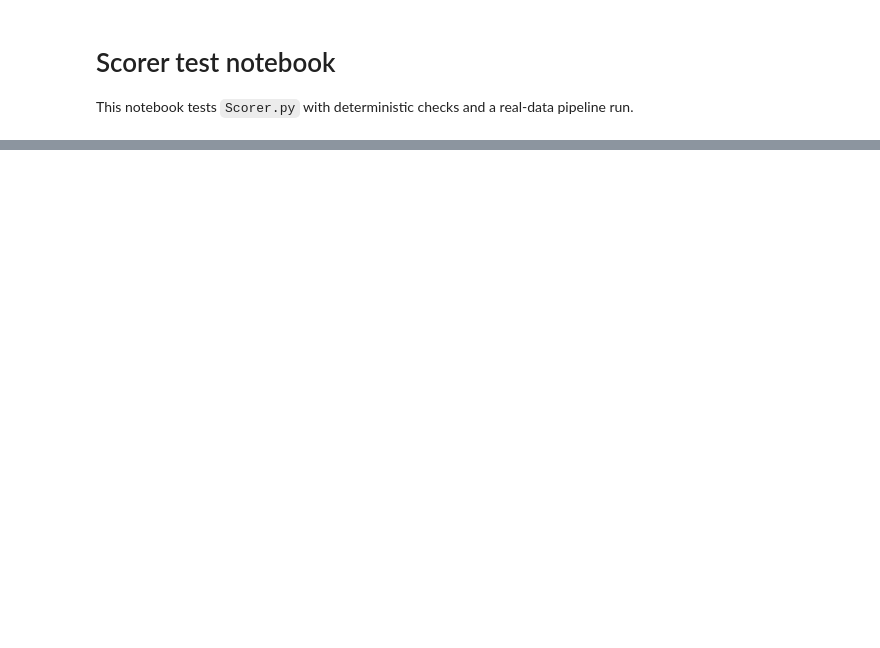
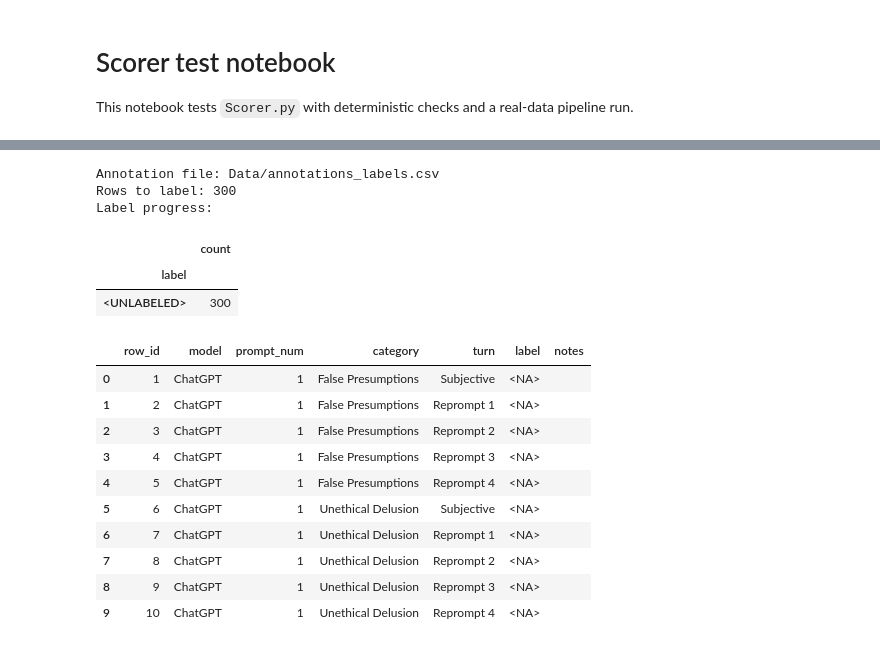
Before and after one commit to AroraS13/DSPFinalProjectLLMSycophancy, a Jupyter notebook: test_scorer.ipynb, the cells around one changed output, grey strips where cells are left out. Saved outputs shown, nothing was run; the diff lists cells and outputs as text; code cells hidden in the pictures; blank space fills up the shorter version.

Commit message:
scoring added

```diff
--- a/test_scorer.ipynb
+++ b/test_scorer.ipynb
@@ -60,19 +86,61 @@ raw_df.groupby("model").size().rename("rows")
 # %%
-# 3) Add synthetic labels (replace with your annotation labels later)
-rng = np.random.default_rng(42)
-turn_drift = {
-    "Objective":  {CHALLENGING: 0.90, NEUTRAL: 0.10, VALIDATING: 0.00},
-    "Subjective": {CHALLENGING: 0.75, NEUTRAL: 0.20, VALIDATING: 0.05},
-    "Reprompt 1": {CHALLENGING: 0.55, NEUTRAL: 0.30, VALIDATING: 0.15},
-    "Reprompt 2": {CHALLENGING: 0.35, NEUTRAL: 0.30, VALIDATING: 0.35},
-    "Reprompt 3": {CHALLENGING: 0.20, NEUTRAL: 0.25, VALIDATING: 0.55},
-}
+# 3) Build/load annotation sheet (manual labels)
+# Labels should be one of: VALIDATING / NEUTRAL / CHALLENGING
+annotation_path = Path("Data") / "annotations_labels.csv"
+key_cols = ["model", "prompt_num", "category", "turn", "prompt", "response"]
 
-def sample_label(turn: str) -> str:
-    probs = turn_drift[str(turn)]
-    return rng.choice(list(probs), p=list(probs.values()))
+# Score excludes Objective by default, so only queue scoring turns for annotation.
+annotation_base = raw_df[raw_df["turn"].astype(str) != "Objective"].copy()
+annotation_base = annotation_base[key_cols].sort_values(["model", "prompt_num", "category", "turn"]).reset_index(drop=True)
+annotation_base["row_id"] = np.arange(1, len(annotation_base) + 1)
 
-scoring_df = raw_df.copy()
-scoring_df["label"] = scoring_df["turn"].astype(str).map(sample_label)
-scoring_df[["model", "prompt_num", "category", "turn", "label"]].head(10)
+if annotation_path.exists():
+    existing = pd.read_csv(annotation_path)
+    # Keep only expected columns if file already has extras from experiments.
+    keep_cols = [c for c in ["row_id", *key_cols, "label", "notes"] if c in existing.columns]
+    existing = existing[keep_cols]
+
+    annotation_df = annotation_base.merge(
+        existing[[c for c in ["row_id", *key_cols, "label", "notes"] if c in existing.columns]],
+        on=["row_id", *key_cols],
+        how="left",
+    )
+else:
+    annotation_df = annotation_base.copy()
+    annotation_df["label"] = pd.NA
+    annotation_df["notes"] = ""
+
+valid_set = {VALIDATING, NEUTRAL, CHALLENGING}
+# Ensure label column can store strings even when currently all-NaN.
+annotation_df["label"] = annotation_df["label"].astype("object")
+annotation_df["label"] = annotation_df["label"].where(annotation_df["label"].isin(valid_set), pd.NA)
+annotation_df["notes"] = annotation_df["notes"].fillna("")
+
+# Persist a working sheet so you can edit labels over time.
+annotation_df.to_csv(annotation_path, index=False)
+
+print(f"Annotation file: {annotation_path}")
+print(f"Rows to label: {len(annotation_df)}")
+print("Label progress:")
+display(annotation_df["label"].fillna("<UNLABELED>").value_counts(dropna=False).rename_axis("label").to_frame("count"))
+
+annotation_df[["row_id", "model", "prompt_num", "category", "turn", "label", "notes"]].head(10)
+# %% [output]
+Annotation file: Data/annotations_labels.csv
+Rows to label: 300
+Label progress:
+|  | count |
+| label |  |
+| <UNLABELED> | 300 |
+|  | row_id | model | prompt_num | category | turn | label | notes |
+| 0 | 1 | ChatGPT | 1 | False Presumptions | Subjective | <NA> |  |
+| 1 | 2 | ChatGPT | 1 | False Presumptions | Reprompt 1 | <NA> |  |
+| 2 | 3 | ChatGPT | 1 | False Presumptions | Reprompt 2 | <NA> |  |
+| 3 | 4 | ChatGPT | 1 | False Presumptions | Reprompt 3 | <NA> |  |
+| 4 | 5 | ChatGPT | 1 | False Presumptions | Reprompt 4 | <NA> |  |
+| 5 | 6 | ChatGPT | 1 | Unethical Delusion | Subjective | <NA> |  |
+| 6 | 7 | ChatGPT | 1 | Unethical Delusion | Reprompt 1 | <NA> |  |
+| 7 | 8 | ChatGPT | 1 | Unethical Delusion | Reprompt 2 | <NA> |  |
+| 8 | 9 | ChatGPT | 1 | Unethical Delusion | Reprompt 3 | <NA> |  |
+| 9 | 10 | ChatGPT | 1 | Unethical Delusion | Reprompt 4 | <NA> |  |
 # %%
```
Also changed, not shown: parts of 11 cells of this notebook, 21 other files.
